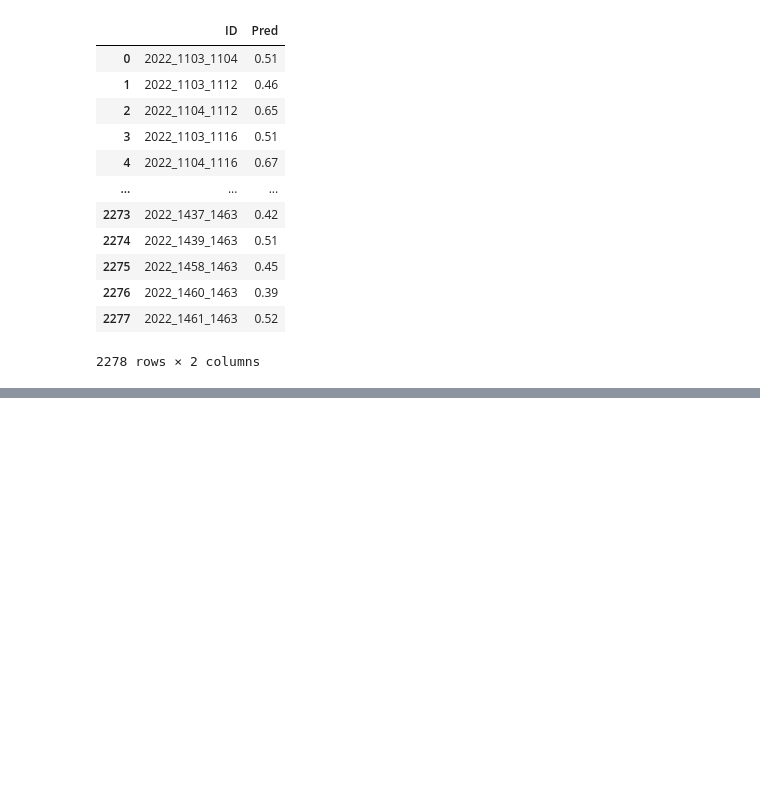
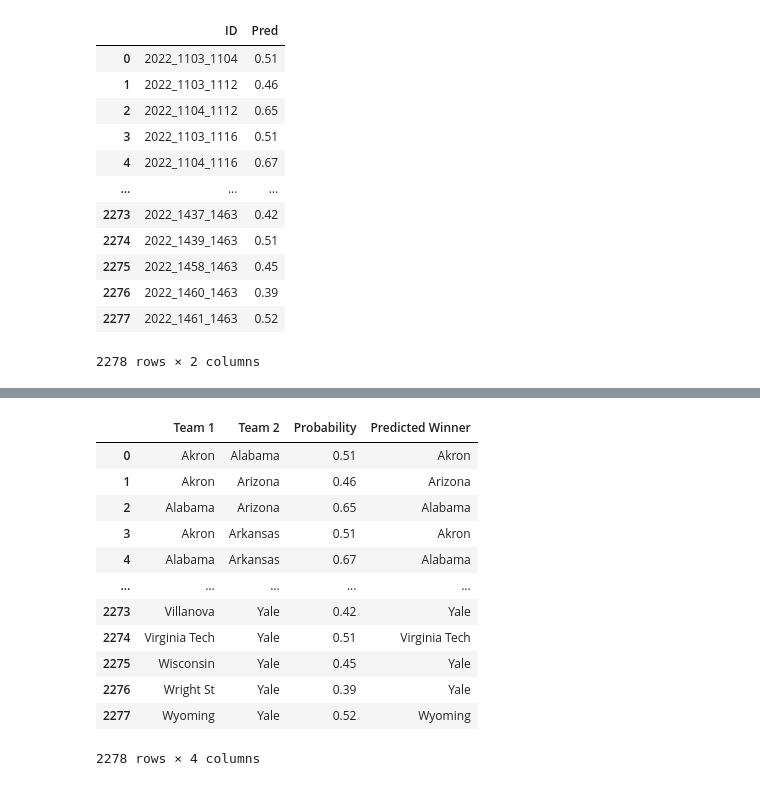
Before and after one commit to racruz25/group_project, a Jupyter notebook: rf_model.ipynb, the cells around one changed output, grey strips where cells are left out. Drawn from its saved outputs; the diff is of its cells as text; code cells hidden in the pictures; blank space fills up the shorter version.

```diff
--- a/rf_model.ipynb
+++ b/rf_model.ipynb
@@ -360,0 +452,6 @@ test
+# %%
+team_names = pd.read_sql('select * from teams', engine)
+team_names = team_names.drop(['firstd1season', 'lastd1season'], axis=1)
+team_names = pd.Series(team_names.teamname.values,index=team_names.teamid).to_dict()
+
+team_names
@@ -360,0 +476,9 @@ test
+# %%
+results['Team 1'] = results['Team 1'].astype(str)
+results ['Team 2'] = results['Team 2'].astype(str)
+team_names = {str(k):str(v) for k,v in team_names.items()}
+# %%
+results['Team 1'] = results['Team 1'].map(team_names)
+# results.replace({"Team 1": team_names, 'Team 2':team_names}, inplace=True)
+results['Team 2'] = results['Team 2'].map(team_names)
+results
@@ -360,0 +499,23 @@ test
+# %%
+def predicted_winner(results):
+    if results['Probability'] >= .5:
+        return results['Team 1']
+    elif results['Probability'] < .5:
+        return results ['Team 2']
+# %%
+results['Predicted Winner'] = results.apply(predicted_winner, axis=1)
+results
+# %% [output]
+|  | Team 1 | Team 2 | Probability | Predicted Winner |
+| 0 | Akron | Alabama | 0.51 | Akron |
+| 1 | Akron | Arizona | 0.46 | Arizona |
+| 2 | Alabama | Arizona | 0.65 | Alabama |
+| 3 | Akron | Arkansas | 0.51 | Akron |
+| 4 | Alabama | Arkansas | 0.67 | Alabama |
+| ... | ... | ... | ... | ... |
+| 2273 | Villanova | Yale | 0.42 | Yale |
+| 2274 | Virginia Tech | Yale | 0.51 | Virginia Tech |
+| 2275 | Wisconsin | Yale | 0.45 | Yale |
+| 2276 | Wright St | Yale | 0.39 | Yale |
+| 2277 | Wyoming | Yale | 0.52 | Wyoming |
+2278 rows × 4 columns
```
Also changed, not shown: parts of 11 cells of this notebook.
